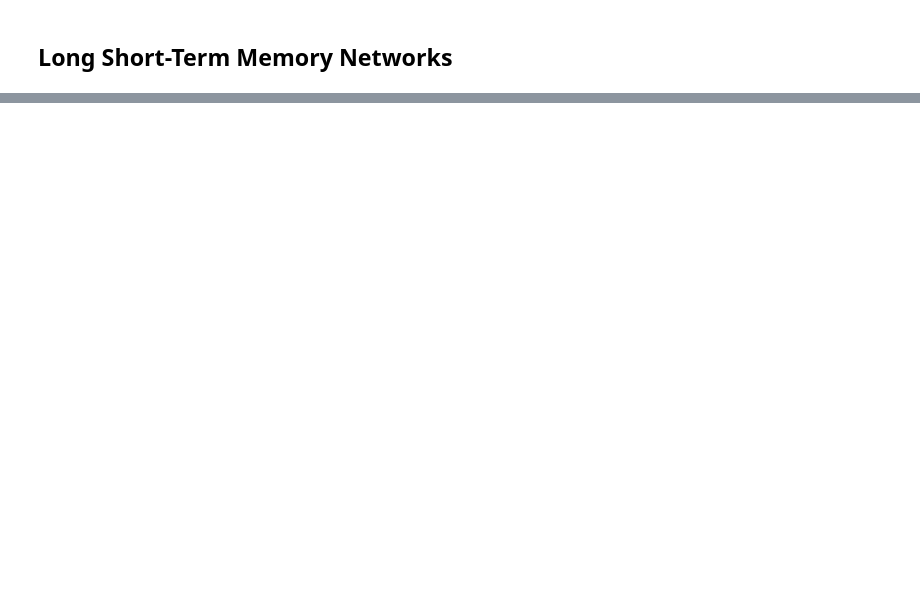
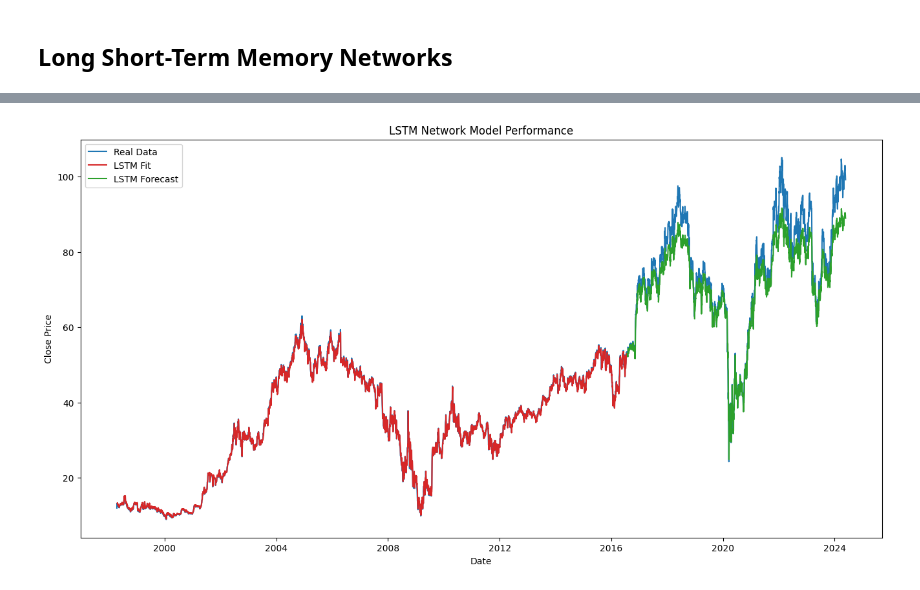
Before and after one commit to chaykovs/Finance-Projects, a Jupyter notebook: Stock Price Analysis/SC_Stock_Price_Analysis.ipynb, the cells around one changed output, grey strips where cells are left out. Drawn from its saved outputs; the diff is of its cells as text; code cells hidden in the pictures; blank space fills up the shorter version.

```diff
--- a/Stock Price Analysis/SC_Stock_Price_Analysis.ipynb
+++ b/Stock Price Analysis/SC_Stock_Price_Analysis.ipynb
@@ -668,0 +680,34 @@ plt.show()
+# %%
+# Function to create dataset
+def create_dataset(data, look_back=1):
+    X, Y = [], []
+    for i in range(len(data) - look_back):
+        X.append(data[i:(i + look_back), 0])
+        Y.append(data[i + look_back, 0])
+    return np.array(X), np.array(Y)
+# %%
+# create datasets for training and testing
+look_back = 3
+X_train, y_train = create_dataset(train_scaled, look_back)
+X_test, y_test = create_dataset(test_scaled, look_back)
+
+# Reshape input to be [samples, time steps, features]
+X_train = X_train.reshape(X_train.shape[0], look_back, 1)
+X_test = X_test.reshape(X_test.shape[0], look_back, 1)
+# %%
+# Build LSTM model
+model = Sequential()
+model.add(LSTM(50, input_shape=(look_back, 1)))
+model.add(Dense(1))
+model.compile(loss='mean_squared_error', optimizer='adam')
+
+# Train the model
+model.fit(X_train, y_train, epochs=100, batch_size=1, verbose=2)
+
+# Make predictions
+train_predict = model.predict(X_train)
+test_predict = model.predict(X_test)
+
+# Inverse transform predictions
+train_predict = scaler.inverse_transform(train_predict)
+test_predict = scaler.inverse_transform(test_predict)
@@ -668,0 +732,13 @@ plt.show()
+# %%
+# Plotting the results
+plt.figure(figsize=(16, 8))
+plt.title('LSTM Network Model Performance')
+plt.xlabel('Date')
+plt.ylabel('Close Price')
+plt.plot(df_stock.index, df_stock.values, label='Real Data',color='tab:blue')
+plt.plot(df_train.index[look_back:], train_predict, label='LSTM Fit',color='tab:red')
+plt.plot(df_test.index[look_back:], test_predict, label='LSTM Forecast',color='tab:green')
+plt.legend()
+plt.show()
+# %% [output]
+[figure, added]
```
Also changed, not shown: parts of 21 cells of this notebook.
